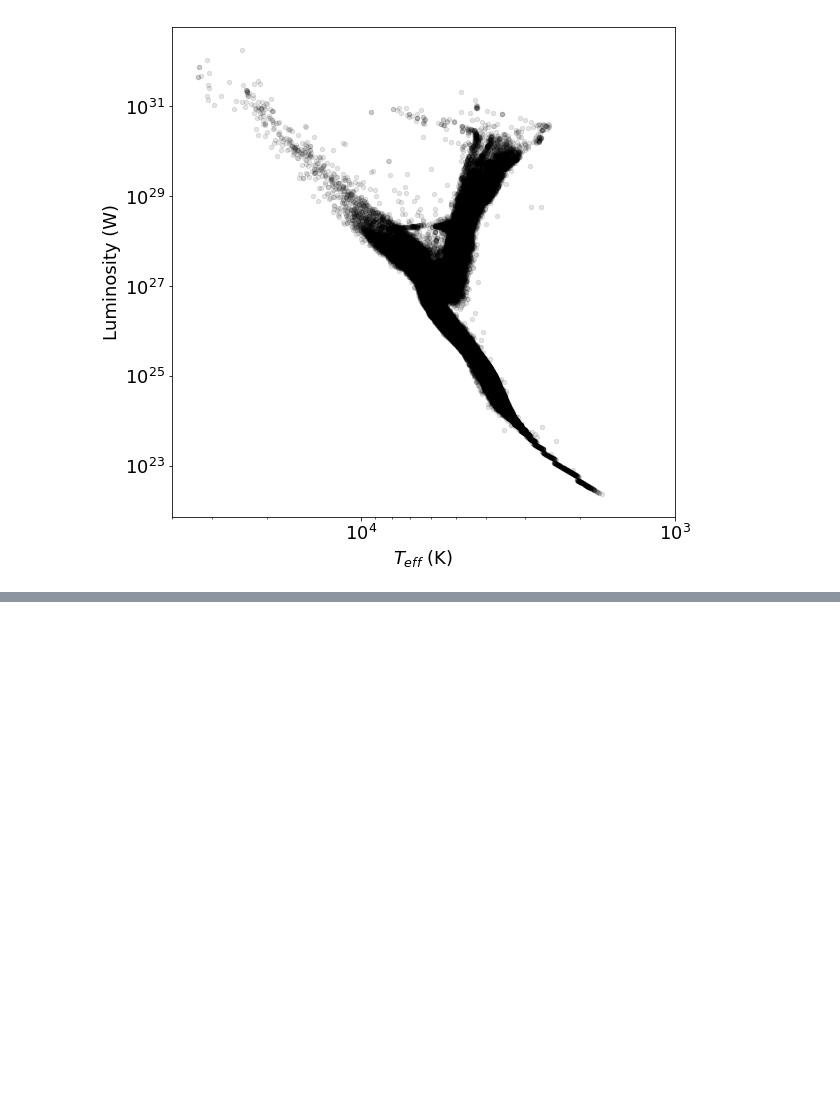
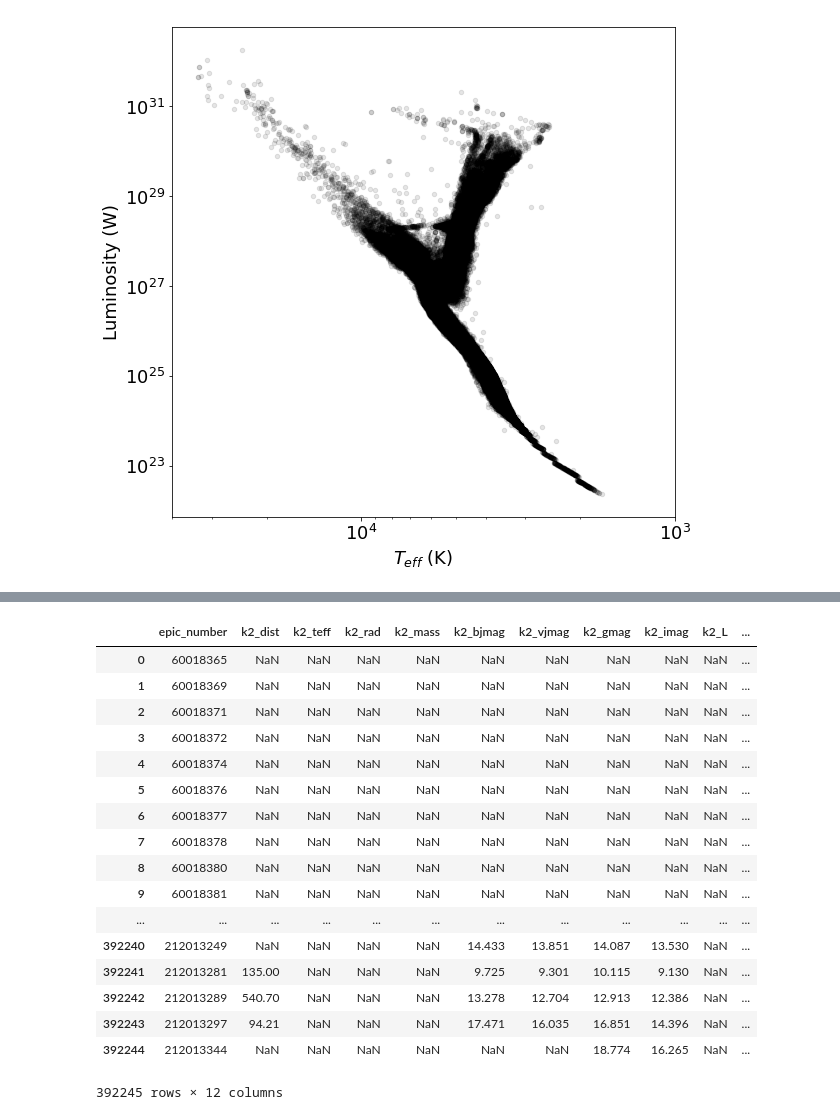
Before and after one commit to RileyWClarke/BiancoGroup, a Jupyter notebook: BiancoSummer2019.ipynb, the cells around one changed output, grey strips where cells are left out. Saved outputs shown, nothing was run; the diff lists cells and outputs as text; code cells hidden in the pictures; blank space fills up the shorter version.

```diff
--- a/BiancoSummer2019.ipynb
+++ b/BiancoSummer2019.ipynb
@@ -93,0 +173,21 @@ Name: k2_g-i, Length: 392245, dtype: float64
+# %%
+df
+# %% [output]
+|  | epic_number | k2_dist | k2_teff | k2_rad | k2_mass | k2_bjmag | k2_vjmag | k2_gmag | k2_imag | k2_L | ... |
+| 0 | 60018365 | NaN | NaN | NaN | NaN | NaN | NaN | NaN | NaN | NaN | ... |
+| 1 | 60018369 | NaN | NaN | NaN | NaN | NaN | NaN | NaN | NaN | NaN | ... |
+| 2 | 60018371 | NaN | NaN | NaN | NaN | NaN | NaN | NaN | NaN | NaN | ... |
+| 3 | 60018372 | NaN | NaN | NaN | NaN | NaN | NaN | NaN | NaN | NaN | ... |
+| 4 | 60018374 | NaN | NaN | NaN | NaN | NaN | NaN | NaN | NaN | NaN | ... |
+| 5 | 60018376 | NaN | NaN | NaN | NaN | NaN | NaN | NaN | NaN | NaN | ... |
+| 6 | 60018377 | NaN | NaN | NaN | NaN | NaN | NaN | NaN | NaN | NaN | ... |
+| 7 | 60018378 | NaN | NaN | NaN | NaN | NaN | NaN | NaN | NaN | NaN | ... |
+| 8 | 60018380 | NaN | NaN | NaN | NaN | NaN | NaN | NaN | NaN | NaN | ... |
+| 9 | 60018381 | NaN | NaN | NaN | NaN | NaN | NaN | NaN | NaN | NaN | ... |
+| ... | ... | ... | ... | ... | ... | ... | ... | ... | ... | ... | ... |
+| 392240 | 212013249 | NaN | NaN | NaN | NaN | 14.433 | 13.851 | 14.087 | 13.530 | NaN | ... |
+| 392241 | 212013281 | 135.00 | NaN | NaN | NaN | 9.725 | 9.301 | 10.115 | 9.130 | NaN | ... |
+| 392242 | 212013289 | 540.70 | NaN | NaN | NaN | 13.278 | 12.704 | 12.913 | 12.386 | NaN | ... |
+| 392243 | 212013297 | 94.21 | NaN | NaN | NaN | 17.471 | 16.035 | 16.851 | 14.396 | NaN | ... |
+| 392244 | 212013344 | NaN | NaN | NaN | NaN | NaN | NaN | 18.774 | 16.265 | NaN | ... |
+392245 rows × 12 columns
```
Also changed, not shown: parts of 13 cells of this notebook.
